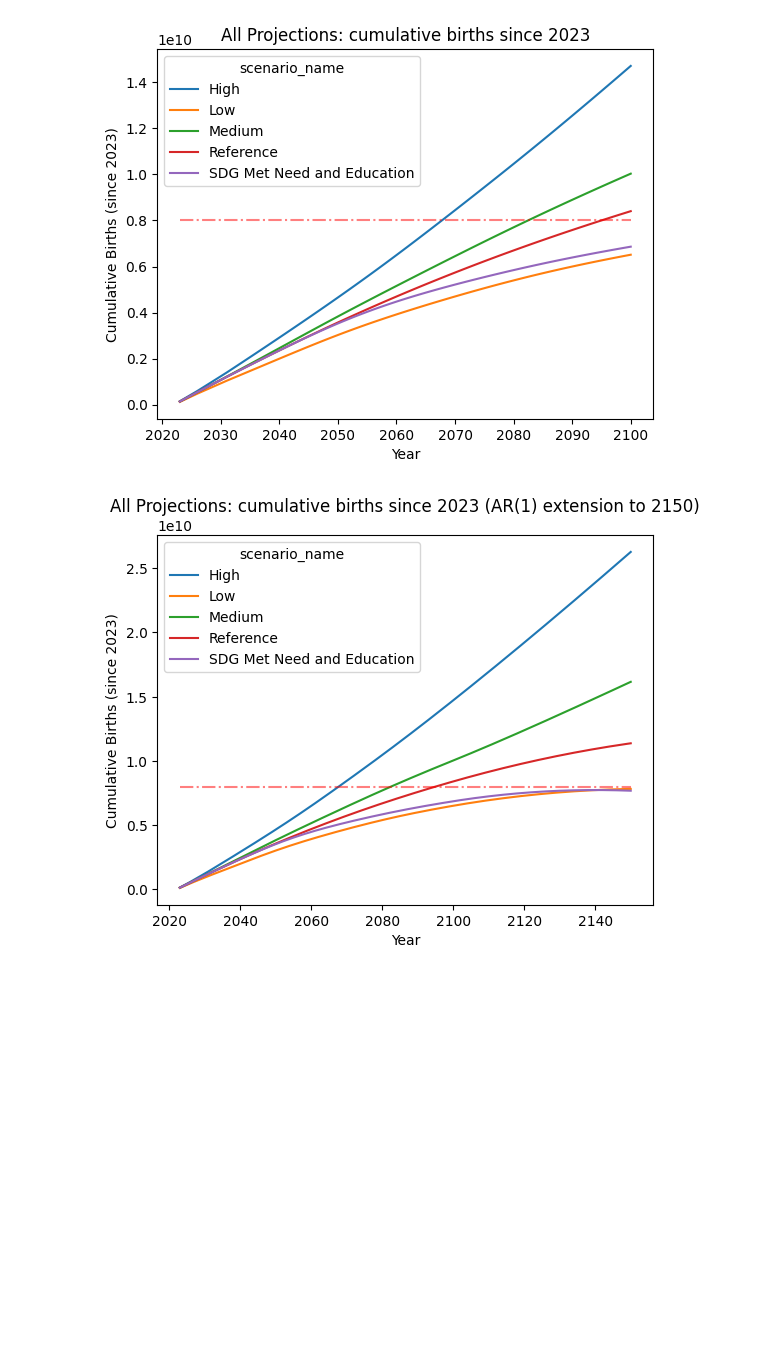
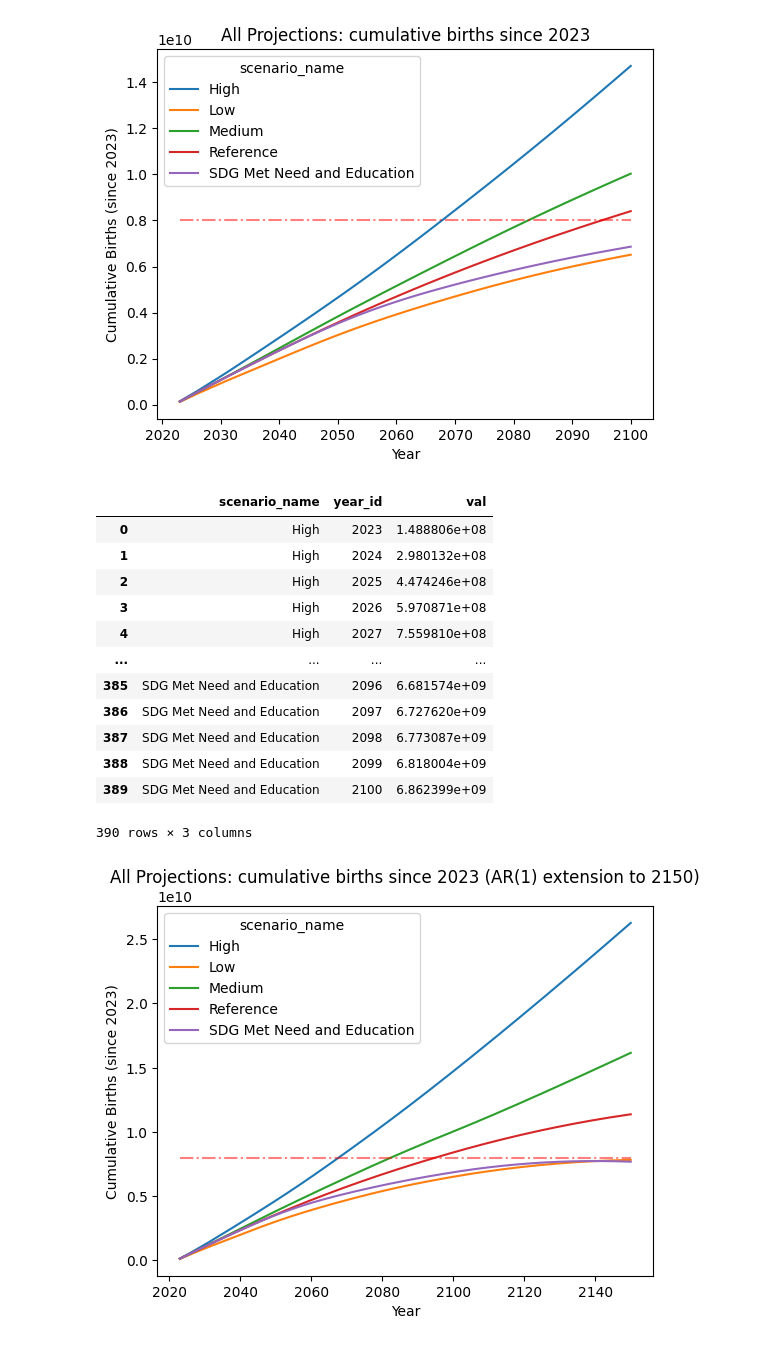
Before and after one commit to Niallfealty/n8b_un_foundation, a Jupyter notebook: model_analysis/exploratory/notebooks/initial_results/ComputeN8B.ipynb, the cells around one changed output. Saved outputs shown, nothing was run; the diff lists cells and outputs as text; code cells hidden in the pictures; blank space fills up the shorter version.

```diff
--- a/model_analysis/exploratory/notebooks/initial_results/ComputeN8B.ipynb
+++ b/model_analysis/exploratory/notebooks/initial_results/ComputeN8B.ipynb
@@ -181,3 +184,19 @@ plt.show()
+# %%
+cumulative_births_comb
+# %% [output]
+|  | scenario_name | year_id | val |
+| 0 | High | 2023 | 1.488806e+08 |
+| 1 | High | 2024 | 2.980132e+08 |
+| 2 | High | 2025 | 4.474246e+08 |
+| 3 | High | 2026 | 5.970871e+08 |
+| 4 | High | 2027 | 7.559810e+08 |
+| ... | ... | ... | ... |
+| 385 | SDG Met Need and Education | 2096 | 6.681574e+09 |
+| 386 | SDG Met Need and Education | 2097 | 6.727620e+09 |
+| 387 | SDG Met Need and Education | 2098 | 6.773087e+09 |
+| 388 | SDG Met Need and Education | 2099 | 6.818004e+09 |
+| 389 | SDG Met Need and Education | 2100 | 6.862399e+09 |
+390 rows × 3 columns
 # %%
 df_comb_extend_50 = df_comb.groupby("scenario_name").apply(extend_ar, 1, extrapolation_length=50)
 
```
Also changed, not shown: parts of 9 cells of this notebook, 2 other files.
